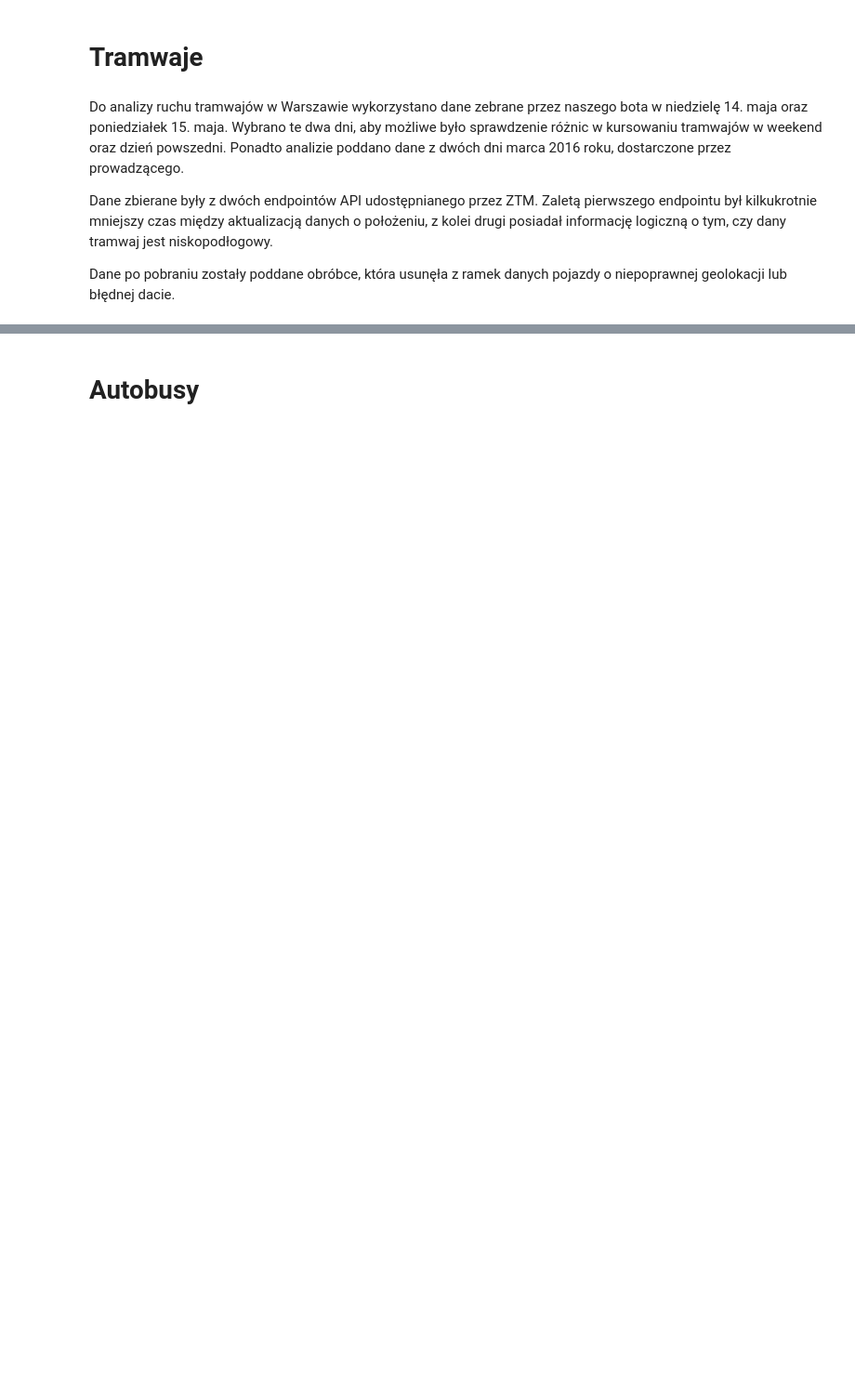
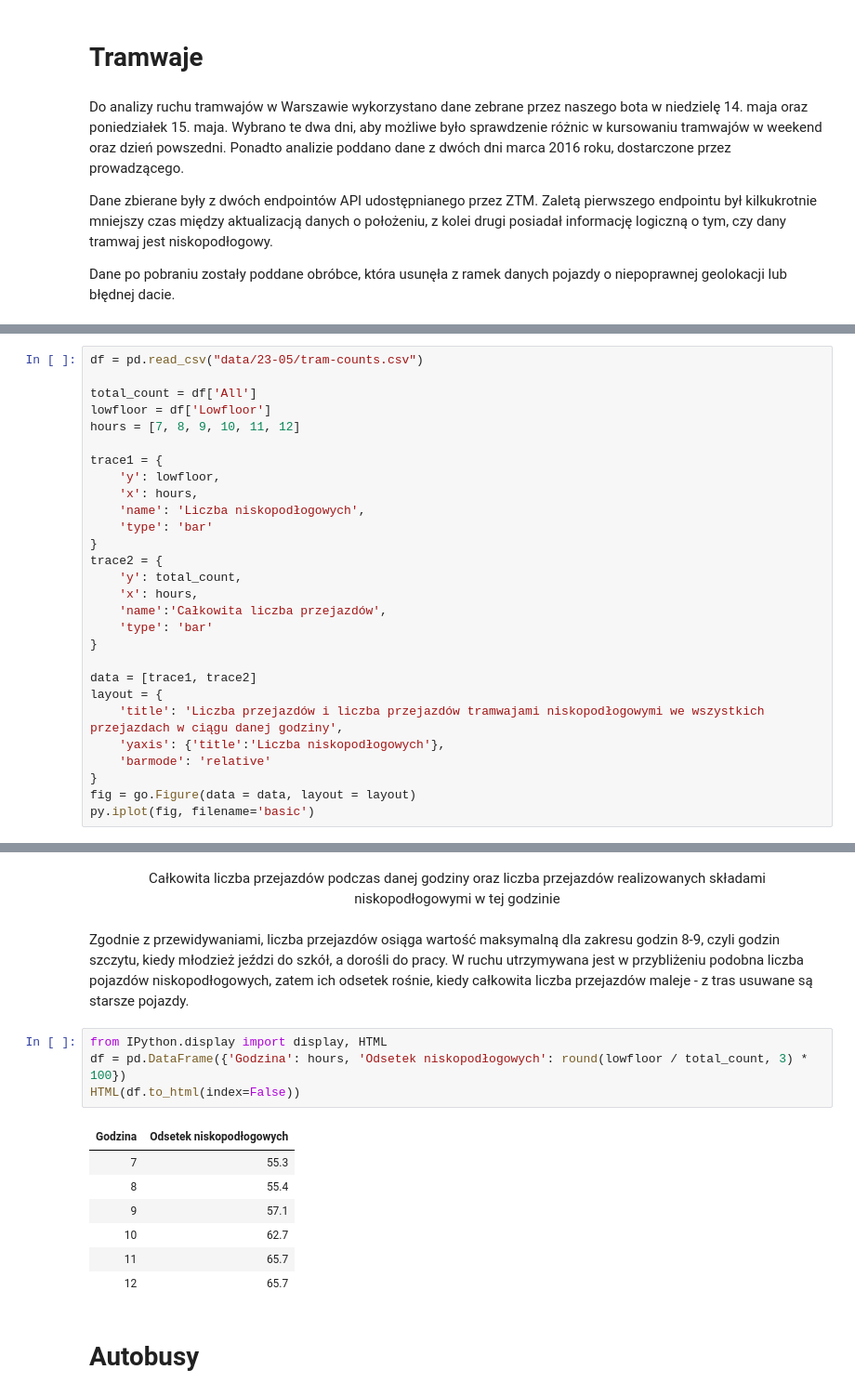
Before and after one commit to L-Dogg/pdrpy_ztm, a Jupyter notebook: raport.ipynb, the cells around one changed output, grey strips where cells are left out. Shown at 93% size. Drawn from its saved outputs; the diff is of its cells as text; blank space fills up the shorter version.

```diff
--- a/raport.ipynb
+++ b/raport.ipynb
@@ -80,0 +180,28 @@ Dane po pobraniu zostały poddane obróbce, która usunęła z ramek danych poja
+# %%
+df = pd.read_csv("data/23-05/tram-counts.csv")
+
+total_count = df['All']
+lowfloor = df['Lowfloor']
+hours = [7, 8, 9, 10, 11, 12]
+
+trace1 = {
+    'y': lowfloor,
+    'x': hours,
+    'name': 'Liczba niskopodłogowych',
+    'type': 'bar'
+}
+trace2 = {
+    'y': total_count,
+    'x': hours,
+    'name':'Całkowita liczba przejazdów',
+    'type': 'bar'
+}
+
+data = [trace1, trace2]
+layout = {
+    'title': 'Liczba przejazdów i liczba przejazdów tramwajami niskopodłogowymi we wszystkich przejazdach w ciągu danej godziny',
+    'yaxis': {'title':'Liczba niskopodłogowych'},
+    'barmode': 'relative'
+}
+fig = go.Figure(data = data, layout = layout)
+py.iplot(fig, filename='basic')
@@ -81,3 +210,19 @@ Dane po pobraniu zostały poddane obróbce, która usunęła z ramek danych poja
+# %% [markdown]
+<center style="padding-top:10px">Całkowita liczba przejazdów podczas danej godziny oraz liczba przejazdów realizowanych składami niskopodłogowymi w tej godzinie</center>
+# %% [markdown]
+Zgodnie z przewidywaniami, liczba przejazdów osiąga wartość maksymalną dla zakresu godzin 8-9, czyli godzin szczytu, kiedy młodzież jeździ do szkół, a dorośli do pracy. W ruchu utrzymywana jest w przybliżeniu podobna liczba pojazdów niskopodłogowych, zatem ich odsetek rośnie, kiedy całkowita liczba przejazdów maleje - z tras usuwane są starsze pojazdy.
+# %%
+from IPython.display import display, HTML
+df = pd.DataFrame({'Godzina': hours, 'Odsetek niskopodłogowych': round(lowfloor / total_count, 3) * 100})
+HTML(df.to_html(index=False))
+# %% [output]
+| Godzina | Odsetek niskopodłogowych |
+| 7 | 55.3 |
+| 8 | 55.4 |
+| 9 | 57.1 |
+| 10 | 62.7 |
+| 11 | 65.7 |
+| 12 | 65.7 |
 # %% [markdown]
 # Autobusy
 # %% [markdown]
```
Also changed, not shown: parts of 8 cells of this notebook, 8 other files.
